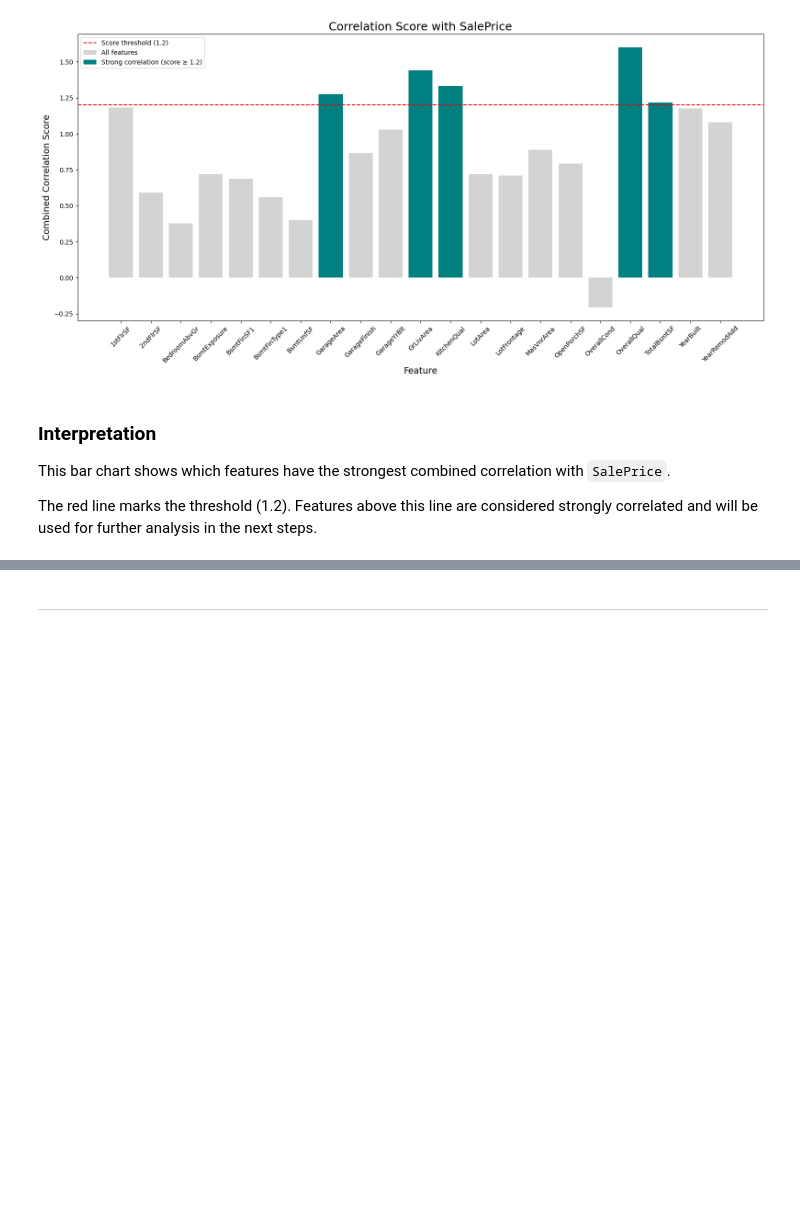
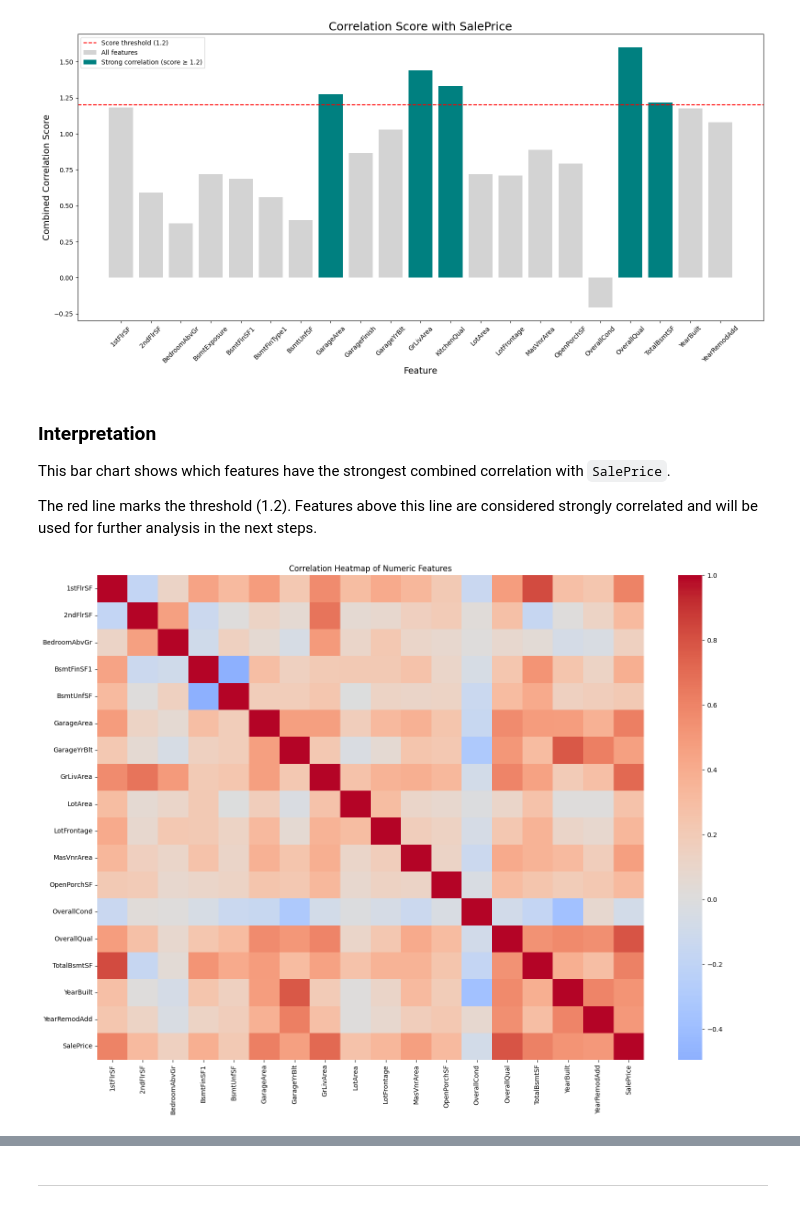
Before and after one commit to justynath/heritage-house-price-predictor, a Jupyter notebook: jupyter_notebooks/03 - DataStudy.ipynb, the cells around one changed output, grey strips where cells are left out. Drawn from its saved outputs; the diff is of its cells as text; code cells hidden in the pictures; blank space fills up the shorter version.

```diff
--- a/jupyter_notebooks/03 - DataStudy.ipynb
+++ b/jupyter_notebooks/03 - DataStudy.ipynb
@@ -289,3 +302,17 @@ plt.show()
 This bar chart shows which features have the strongest combined correlation with `SalePrice`.
 
 The red line marks the threshold (1.2). Features above this line are considered strongly correlated and will be used for further analysis in the next steps.
+# %%
+import seaborn as sns
+import matplotlib.pyplot as plt
+
+# Correlation matrix of numerical features
+corr_matrix = df.select_dtypes(include='number').corr()
+
+plt.figure(figsize=(16, 12))
+sns.heatmap(corr_matrix, annot=False, cmap='coolwarm', center=0)
+plt.title("Correlation Heatmap of Numeric Features")
+plt.tight_layout()
+plt.show()
+# %% [output]
+[figure, added]
```
Also changed, not shown: parts of 3 cells of this notebook.
